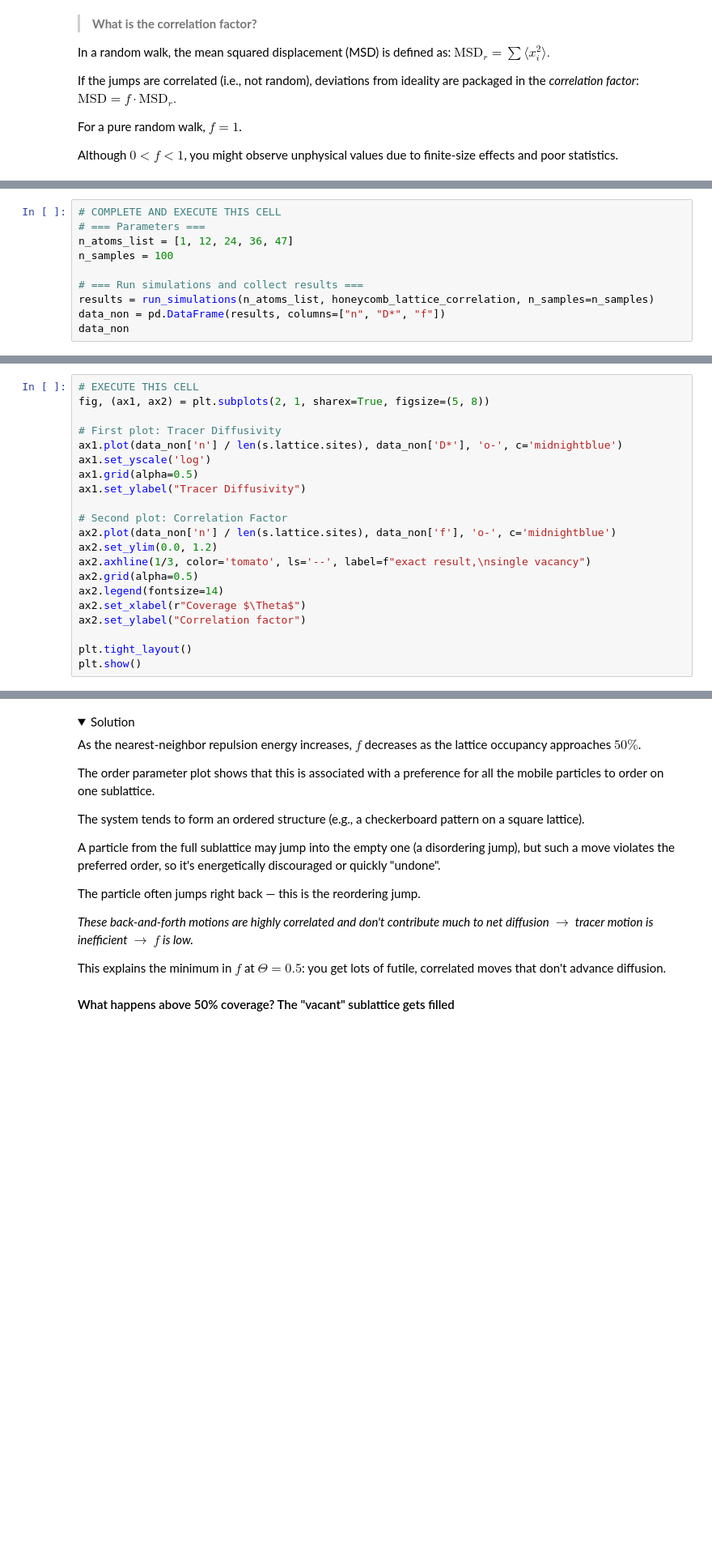
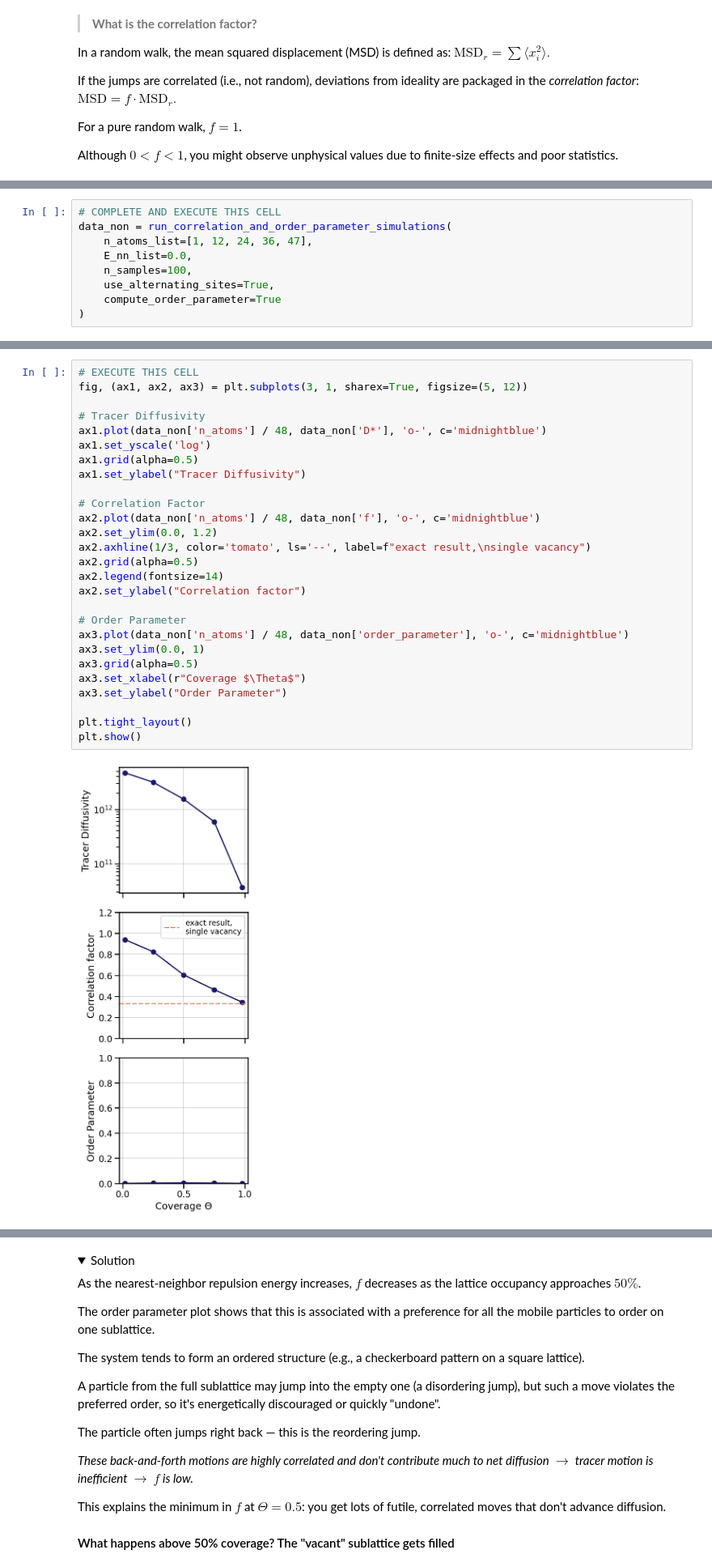
Before and after one commit to pyracetamol/tmms_2025, a Jupyter notebook: 07_kmc/Exercise_07_kmc.ipynb, the cells around one changed output, grey strips where cells are left out. Shown at 81% size. Saved outputs shown, nothing was run; the diff lists cells and outputs as text; folded sections open; blank space fills up the shorter version.

```diff
--- a/07_kmc/Exercise_07_kmc.ipynb
+++ b/07_kmc/Exercise_07_kmc.ipynb
@@ -281,10 +334,9 @@ def run_simulations(n_atoms_list, simulation_function, n_samples=100):
 # %%
 # COMPLETE AND EXECUTE THIS CELL
-# === Parameters ===
-n_atoms_list = [1, 12, 24, 36, 47]
-n_samples = 100
-
-# === Run simulations and collect results ===
-results = run_simulations(n_atoms_list, honeycomb_lattice_correlation, n_samples=n_samples)
-data_non = pd.DataFrame(results, columns=["n", "D*", "f"])
-data_non
+data_non = run_correlation_and_order_parameter_simulations(
+    n_atoms_list=[1, 12, 24, 36, 47],
+    E_nn_list=0.0,
+    n_samples=100,
+    use_alternating_sites=True,
+    compute_order_parameter=True
+)
@@ -291,21 +349,29 @@ data_non
 # %%
 # EXECUTE THIS CELL
-fig, (ax1, ax2) = plt.subplots(2, 1, sharex=True, figsize=(5, 8))
+fig, (ax1, ax2, ax3) = plt.subplots(3, 1, sharex=True, figsize=(5, 12))
 
-# First plot: Tracer Diffusivity
-ax1.plot(data_non['n'] / len(s.lattice.sites), data_non['D*'], 'o-', c='midnightblue')
+# Tracer Diffusivity
+ax1.plot(data_non['n_atoms'] / 48, data_non['D*'], 'o-', c='midnightblue')
 ax1.set_yscale('log')
 ax1.grid(alpha=0.5)
 ax1.set_ylabel("Tracer Diffusivity")
 
-# Second plot: Correlation Factor
-ax2.plot(data_non['n'] / len(s.lattice.sites), data_non['f'], 'o-', c='midnightblue')
+# Correlation Factor
+ax2.plot(data_non['n_atoms'] / 48, data_non['f'], 'o-', c='midnightblue')
 ax2.set_ylim(0.0, 1.2)
 ax2.axhline(1/3, color='tomato', ls='--', label=f"exact result,\nsingle vacancy")
 ax2.grid(alpha=0.5)
 ax2.legend(fontsize=14)
-ax2.set_xlabel(r"Coverage $\Theta$")
 ax2.set_ylabel("Correlation factor")
+
+# Order Parameter
+ax3.plot(data_non['n_atoms'] / 48, data_non['order_parameter'], 'o-', c='midnightblue')
+ax3.set_ylim(0.0, 1)
+ax3.grid(alpha=0.5)
+ax3.set_xlabel(r"Coverage $\Theta$")
+ax3.set_ylabel("Order Parameter")
 
 plt.tight_layout()
 plt.show()
+# %% [output]
+[figure, added]
```
Also changed, not shown: parts of 18 cells of this notebook.
